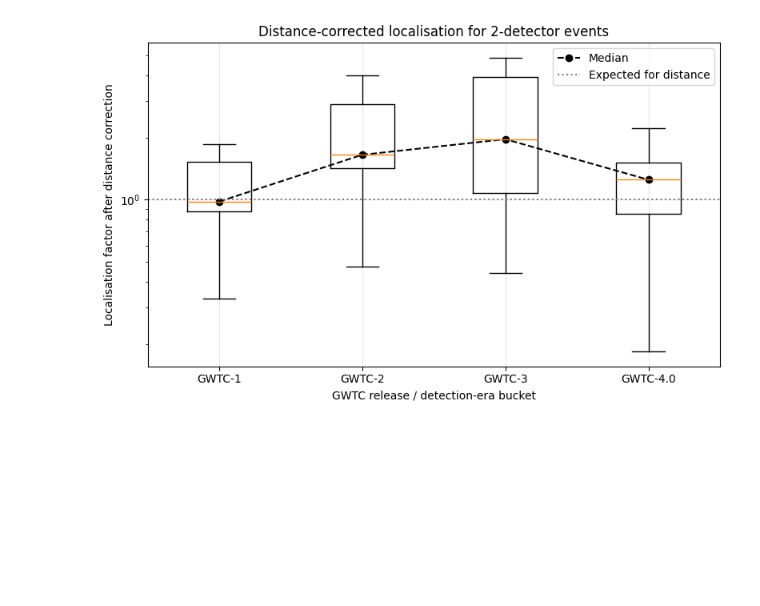
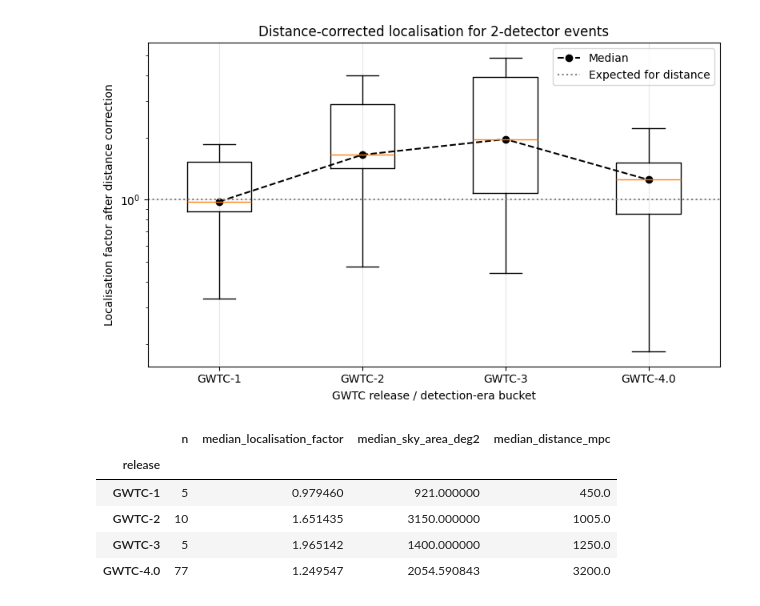
Before and after one commit to saatour/GW170817, a Jupyter notebook: 20260511_GWTC_localisation_volume_trend.ipynb, the cells around one changed output. Drawn from its saved outputs; the diff is of its cells as text; code cells hidden in the pictures; blank space fills up the shorter version.

```diff
--- a/20260511_GWTC_localisation_volume_trend.ipynb
+++ b/20260511_GWTC_localisation_volume_trend.ipynb
@@ -2992,3 +2992,22 @@ plt.show()
 | 2 | GWTC-3 | 5 | 1250.0 | 1400.000000 | 1.965142 |
 | 3 | GWTC-4.0 | 77 | 3200.0 | 2054.590843 | 1.249547 |
 [figure]
+# %%
+display(
+    two_det
+    .groupby("release")
+    .agg(
+        n=("event_name", "count"),
+        median_localisation_factor=("localisation_factor", "median"),
+        median_sky_area_deg2=("sky_area_deg2", "median"),
+        median_distance_mpc=("d_median_mpc", "median"),
+    )
+    .reindex(release_order)
+)
+# %% [output]
+|  | n | median_localisation_factor | median_sky_area_deg2 | median_distance_mpc |
+| release |  |  |  |  |
+| GWTC-1 | 5 | 0.979460 | 921.000000 | 450.0 |
+| GWTC-2 | 10 | 1.651435 | 3150.000000 | 1005.0 |
+| GWTC-3 | 5 | 1.965142 | 1400.000000 | 1250.0 |
+| GWTC-4.0 | 77 | 1.249547 | 2054.590843 | 3200.0 |
```
